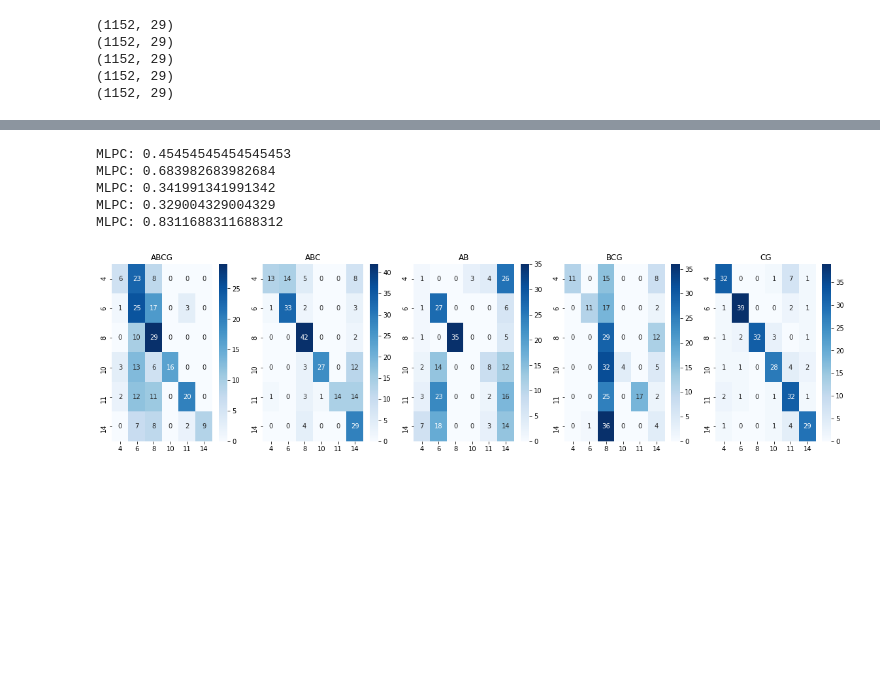
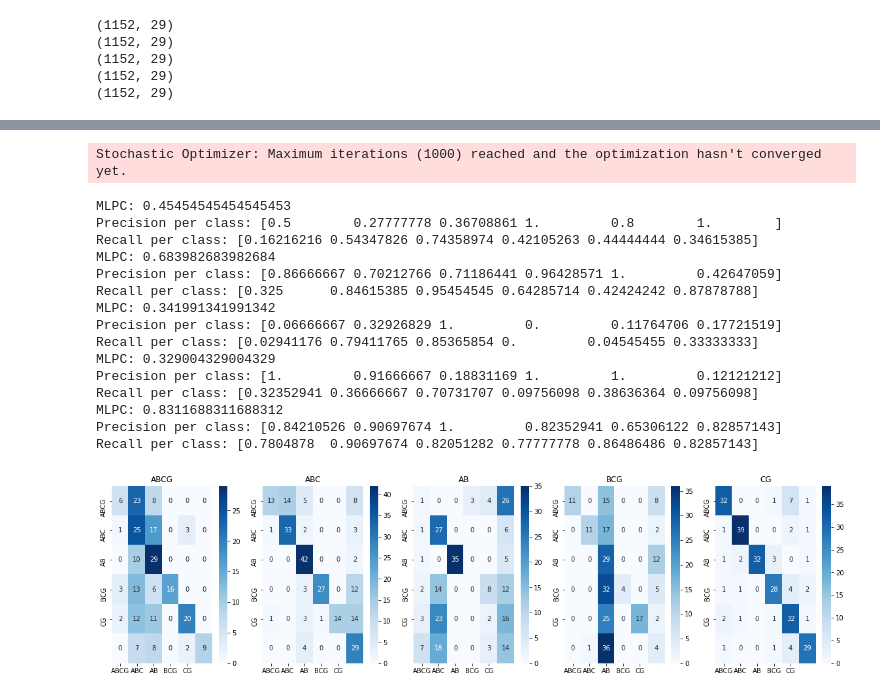
Before and after one commit to anamarigarzon/Predictive_and_Proactive_Maintenance_in_Power_Systems, a Jupyter notebook: IAS-v2/IAS-fsadv.ipynb, the cells around one changed output, grey strips where cells are left out. Saved outputs shown, nothing was run; the diff lists cells and outputs as text; code cells hidden in the pictures; blank space fills up the shorter version.

```diff
--- a/IAS-v2/IAS-fsadv.ipynb
+++ b/IAS-v2/IAS-fsadv.ipynb
@@ -288,40 +486,89 @@ Support Vector Machine: 0.48484848484848486
 # %%
-import matplotlib.pyplot as plt
-import seaborn as sns
 from sklearn.neural_network import MLPClassifier
-from sklearn.metrics import accuracy_score, confusion_matrix
+from sklearn.metrics import accuracy_score, confusion_matrix, precision_score, recall_score
 from sklearn.preprocessing import StandardScaler
+import plotly.graph_objects as go
+import plotly.io as pio
 
-# Crear el clasificador MLPClassifier con las opciones adecuadas
+errores = ["ABCG", "ABC", "AB", "BCG", "CG"]
+
+precision_scores = {"error in bus": index_bus}
+recall_scores = {}
+
+# Crear el modelo MLPClassifier con las opciones adecuadas
 Nmodels = [0, 1, 2, 3, 4]
 
+# Crear el clasificador
 for i in Nmodels:
     globals()[f"mlpc{i}"] = MLPClassifier(random_state=i, max_iter=1000)
 
 # Escalar los datos antes de entrenar el modelo MLPClassifier
 scaler = StandardScaler()
 for i in Nmodels:
     X_train_scaled = scaler.fit_transform(globals()[f"X_train{i}"])
     globals()[f"mlpc{i}"].fit(X_train_scaled, globals()[f"y_train{i}"])
 
-# Realizar predicciones sobre el conjunto de prueba y evaluar la precisión del modelo MLPClassifier
+# Realizar predicciones sobre el conjunto de prueba
 fig, axs = plt.subplots(ncols=5, figsize=(20, 5))
 
 for i in Nmodels:
     X_test_scaled = scaler.transform(globals()[f"X_test{i}"])
     globals()[f"y_pred{i}"] = globals()[f"mlpc{i}"].predict(X_test_scaled)
+
+    # Evaluar la precisión del modelo
     globals()[f"mlpc_acc{i}"] = accuracy_score(globals()[f"y_test{i}"], globals()[f"y_pred{i}"])
     globals()[f"conf_matrix_mlpc{i}"] = confusion_matrix(globals()[f"y_test{i}"], globals()[f"y_pred{i}"])
     print(f"MLPC: {globals()[f'mlpc_acc{i}']}")
-    axs[i].set_title(index_error[i])
-    sns.heatmap(globals()[f"conf_matrix_mlpc{i}"], annot=True, cmap='Blues', fmt='g', ax=axs[i], xticklabels=index_bus, yticklabels=index_bus)
+    axs[i].set_title(errores[i])
+    sns.heatmap(globals()[f"conf_matrix_mlpc{i}"], annot=True, cmap='Blues', fmt='g', ax=axs[i], xticklabels=errores, yticklabels=errores)
+
+    # Calcular precisión y recall para cada clase (etiqueta)
+    precision_per_class = precision_score(globals()[f"y_test{i}"], globals()[f"y_pred{i}"], average=None)
+    recall_per_class = recall_score(globals()[f"y_test{i}"], globals()[f"y_pred{i}"], average=None)
+
+    # Guardar los valores en variables
+    globals()[f"precision_mlpc{i}"] = precision_per_class
+    globals()[f"recall_mlpc{i}"] = recall_per_class
+
+    # Guardar los valores en los diccionarios
+    precision_scores[f"precision{errores[i]} fault MLPClassifier"] = precision_per_class
+    recall_scores[f"recall_mlpc{i}"] = recall_per_class
+
+    print(f'Precision per class: {precision_per_class}')
+    print(f'Recall per class: {recall_per_class}')
 
 plt.savefig('gráfica_de_MLPC_confusion.PDF')
 plt.show()
+
+# Crear una tabla con los resultados de MLPClassifier
+fig = go.Figure(data=[go.Table(
+    header=dict(values=list(precision_scores.keys()),
+                line_color='darkslategray',
+                fill_color='lightskyblue',
+                align='left'),
+    cells=dict(values=list(precision_scores.values()),
+               line_color='darkslategray',
+               fill_color='lightcyan',
+               align='left'))
+])
+
+# Mostrar la tabla
+fig.show()
 # %% [output]
-MLPC: 0.45454545454545453
-MLPC: 0.683982683982684
-MLPC: 0.341991341991342
-MLPC: 0.329004329004329
-MLPC: 0.8311688311688312
+Stochastic Optimizer: Maximum iterations (1000) reached and the optimization hasn't converged yet.
+MLPC: 0.45454545454545453
+Precision per class: [0.5        0.27777778 0.36708861 1.         0.8        1.        ]
+Recall per class: [0.16216216 0.54347826 0.74358974 0.42105263 0.44444444 0.34615385]
+MLPC: 0.683982683982684
+Precision per class: [0.86666667 0.70212766 0.71186441 0.96428571 1.         0.42647059]
+Recall per class: [0.325      0.84615385 0.95454545 0.64285714 0.42424242 0.87878788]
+MLPC: 0.341991341991342
+Precision per class: [0.06666667 0.32926829 1.         0.         0.11764706 0.17721519]
+Recall per class: [0.02941176 0.79411765 0.85365854 0.         0.04545455 0.33333333]
+MLPC: 0.329004329004329
+Precision per class: [1.         0.91666667 0.18831169 1.         1.         0.12121212]
+Recall per class: [0.32352941 0.36666667 0.70731707 0.09756098 0.38636364 0.09756098]
+MLPC: 0.8311688311688312
+Precision per class: [0.84210526 0.90697674 1.         0.82352941 0.65306122 0.82857143]
+Recall per class: [0.7804878  0.90697674 0.82051282 0.77777778 0.86486486 0.82857143]
-[figure, old version]
+[figure, new version]
```
Also changed, not shown: parts of 17 cells of this notebook.
